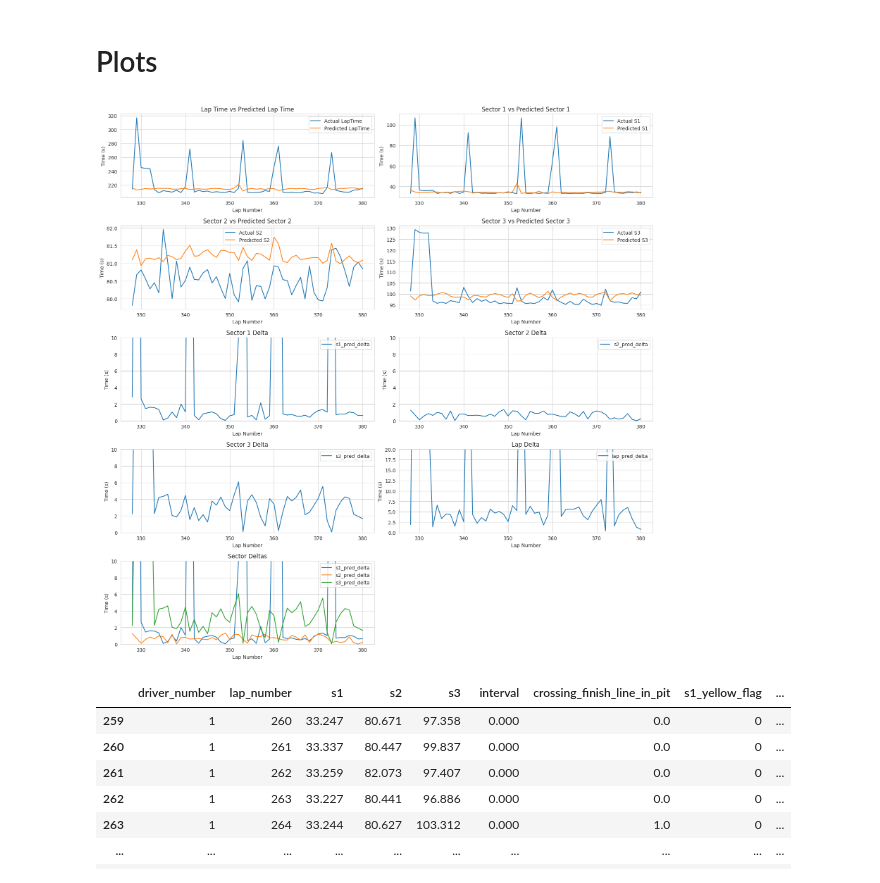
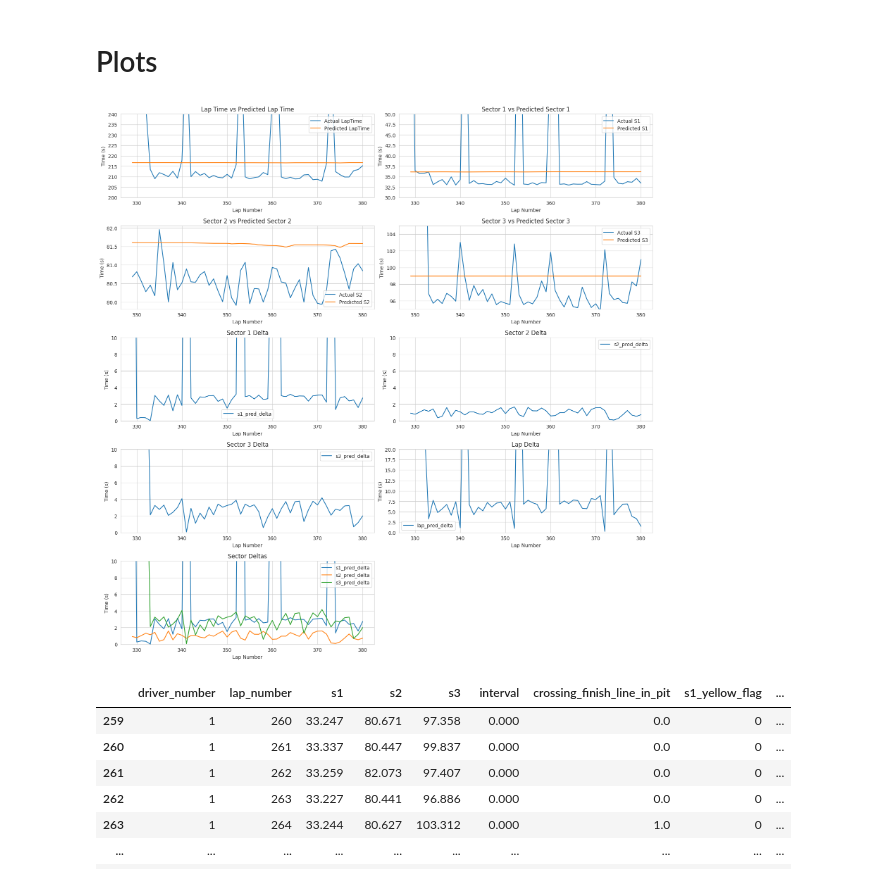
Before and after one commit to Esalsac/Time-series-Prediction-Model-Exploration-Project, a Jupyter notebook: LeMans (long and narrow data).ipynb, the cells around one changed output. Drawn from its saved outputs; the diff is of its cells as text; code cells hidden in the pictures.

```diff
--- a/LeMans (long and narrow data).ipynb
+++ b/LeMans (long and narrow data).ipynb
@@ -1015,4 +993,4 @@ Sector 3 Test MAE: 0.3468593955039978
 # %%
-preds_1 = Ver_sector_1_model.predict(Ver_test_sector1_ds)
+preds_1 = sector_1_model.predict(test_sector1_ds)
 preds_1 = standard_scaler_target_1.inverse_transform(preds_1)
 # %% [output]
@@ -1020,4 +998,4 @@ preds_1 = standard_scaler_target_1.inverse_transform(preds_1)
 # %%
-preds_2 = Ver_sector_2_model.predict(Ver_test_sector2_ds)
+preds_2 = sector_2_model.predict(test_sector2_ds)
 preds_2 = standard_scaler_target_2.inverse_transform(preds_2)
 # %% [output]
@@ -1025,4 +1003,4 @@ preds_2 = standard_scaler_target_2.inverse_transform(preds_2)
 # %%
-preds_3 = Ver_sector_3_model.predict(Ver_test_sector3_ds)
+preds_3 = sector_3_model.predict(test_sector3_ds)
 preds_3 = standard_scaler_target_3.inverse_transform(preds_3)
 # %% [output]
@@ -1036,7 +1014,7 @@ global_split_index_2
 # %% [output]
 675
 # %%
-Test_pred_real = Race_df.iloc[global_split_index_2+seq_length-1:][["lap_number","s1","s2","s3"]]       # sequence length starts at 0
+Test_pred_real = Race_df.iloc[global_split_index_2+seq_length:][["lap_number","s1","s2","s3"]]       # sequence length starts at 0
 Test_pred_real[["s1_pred","s2_pred","s3_pred"]] = np.hstack([preds_1,preds_2,preds_3])
 Test_pred_real["lap_time"] = Test_pred_real["s1"] + Test_pred_real["s2"] + Test_pred_real["s3"]
 Test_pred_real["predicted_lap_time"] = Test_pred_real["s1_pred"] + Test_pred_real["s2_pred"] + Test_pred_real["s3_pred"]
@@ -1096,7 +1074,7 @@ sns.lineplot(data=Test_pred_real, x="lap_number", y="predicted_lap_time", label=
 plt.title("Lap Time vs Predicted Lap Time")
 plt.xlabel("Lap Number")
 plt.ylabel("Time (s)")
-# plt.ylim(90, 110)
+plt.ylim(200, 240)
 
 # ----------------------------
 # 2. Sector 1
@@ -1107,7 +1085,7 @@ sns.lineplot(data=Test_pred_real, x="lap_number", y="s1_pred", label="Predicted
 plt.title("Sector 1 vs Predicted Sector 1")
 plt.xlabel("Lap Number")
 plt.ylabel("Time (s)")
-# plt.ylim(30, 40)
+plt.ylim(30, 50)
 
 # ----------------------------
 # 3. Sector 2
@@ -1129,7 +1107,7 @@ sns.lineplot(data=Test_pred_real, x="lap_number", y="s3_pred", label="Predicted
 plt.title("Sector 3 vs Predicted Sector 3")
 plt.xlabel("Lap Number")
 plt.ylabel("Time (s)")
-# plt.ylim(94, 110)
+plt.ylim(95, 105)
 
 
 # ----------------------------
@@ -1164,34 +1142,34 @@ plt.xlabel("Lap Number")
 plt.ylabel("Time (s)")
 plt.ylim(0, 10)
 
 # ----------------------------
 # 8. Lap prediction deltas
 # ----------------------------
 
 plt.subplot(5, 2, 8)
 sns.lineplot(data=Test_pred_real, x="lap_number", y="lap_pred_delta", label="lap_pred_delta")
 plt.title("Lap Delta")
 plt.xlabel("Lap Number")
 plt.ylabel("Time (s)")
 plt.ylim(0, 20)
 
 # ----------------------------
 # 9. Sectors 1,2,3 prediction deltas
 # ----------------------------
 
 plt.subplot(5, 2, 9)
 sns.lineplot(data=Test_pred_real, x="lap_number", y="s1_pred_delta", label="s1_pred_delta")
 sns.lineplot(data=Test_pred_real, x="lap_number", y="s2_pred_delta", label="s2_pred_delta")
 sns.lineplot(data=Test_pred_real, x="lap_number", y="s3_pred_delta", label="s3_pred_delta")
 plt.title("Sector Deltas")
 plt.xlabel("Lap Number")
 plt.ylabel("Time (s)")
 plt.ylim(0, 10)
 
 plt.tight_layout()
 plt.show()
 # %% [output]
-[figure, old version]
+[figure, new version]
 # %%
 Race_df[Race_df["lap_number"].between(260,300)]
 # %% [output]
```
Also changed, not shown: parts of 32 cells of this notebook, 1 other file.
